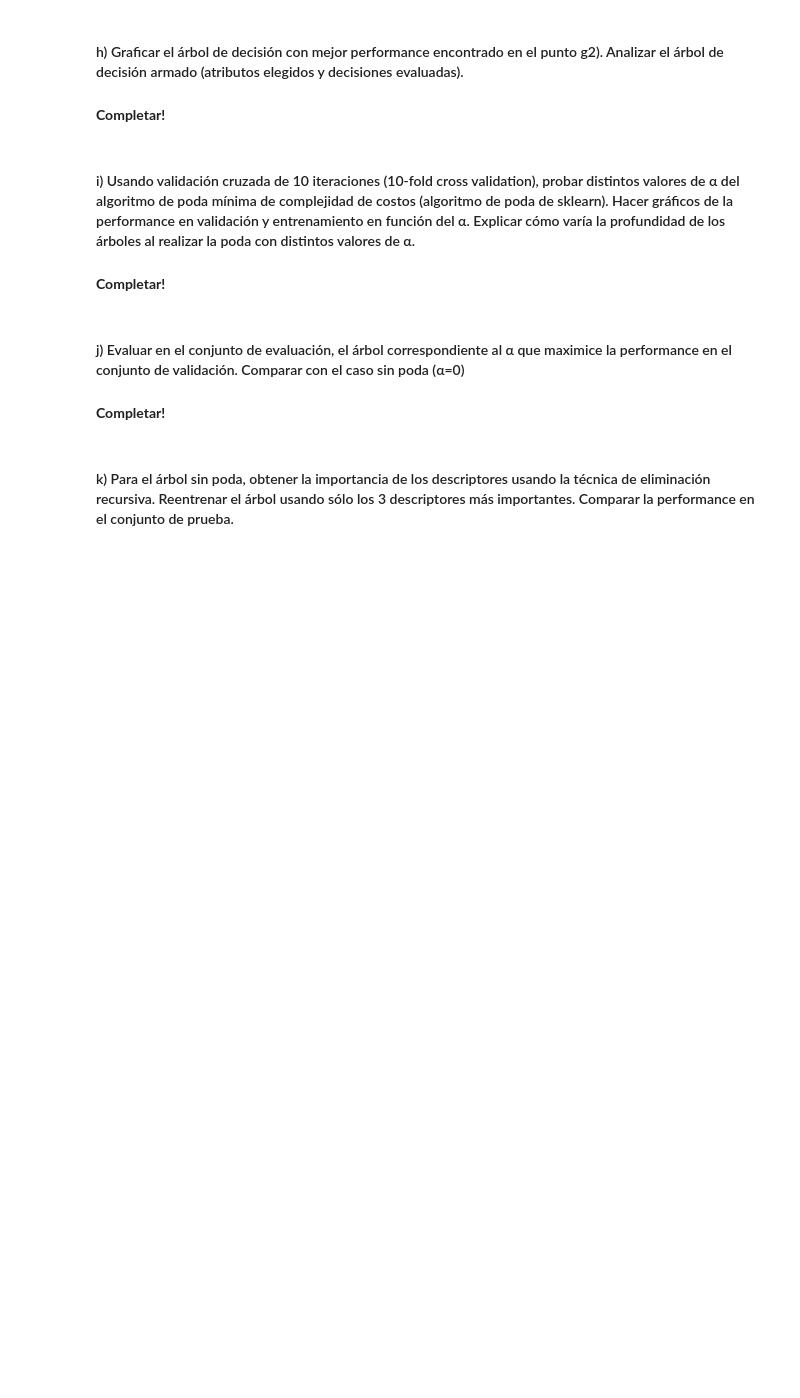
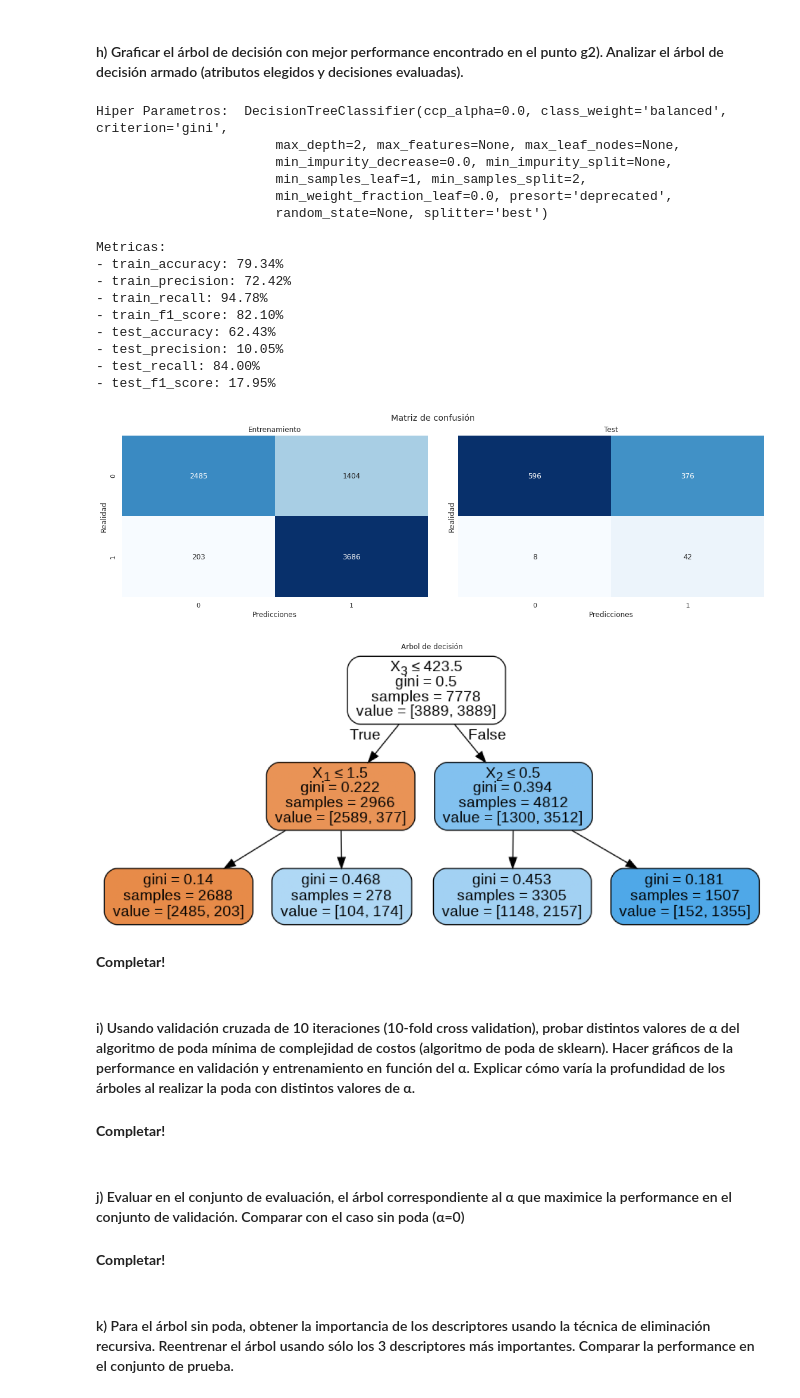
Before and after one commit to magistery-tps/aa-tp1, a Jupyter notebook: notebooks/tp1.ipynb, the cells around one changed output. Drawn from its saved outputs; the diff is of its cells as text; code cells hidden in the pictures; blank space fills up the shorter version.

```diff
--- a/notebooks/tp1.ipynb
+++ b/notebooks/tp1.ipynb
@@ -1075,5 +1075,31 @@ sns.boxplot(metric_labels,accs_kfold,hue=hue)
 # %% [markdown]
 #### h) Graficar el árbol de decisión con mejor performance encontrado en el punto g2). Analizar el árbol de decisión armado (atributos elegidos y decisiones evaluadas).
+# %%
+model = ModelFactory.create(randomcv.best_estimator_)
+
+model.fit(encoded_sets_group)
+summary = model.evaluate(encoded_sets_group)
+
+summary.show()
+# %% [output]
+Hiper Parametros:  DecisionTreeClassifier(ccp_alpha=0.0, class_weight='balanced', criterion='gini',
+                       max_depth=2, max_features=None, max_leaf_nodes=None,
+                       min_impurity_decrease=0.0, min_impurity_split=None,
+                       min_samples_leaf=1, min_samples_split=2,
+                       min_weight_fraction_leaf=0.0, presort='deprecated',
+                       random_state=None, splitter='best')
+
+Metricas:
+- train_accuracy: 79.34%
+- train_precision: 72.42%
+- train_recall: 94.78%
+- train_f1_score: 82.10%
+- test_accuracy: 62.43%
+- test_precision: 10.05%
+- test_recall: 84.00%
+- test_f1_score: 17.95%
+[figure, added]
+[figure, added]
 # %% [markdown]
 **Completar!**
 # %% [markdown]
```
Also changed, not shown: parts of 8 cells of this notebook.
